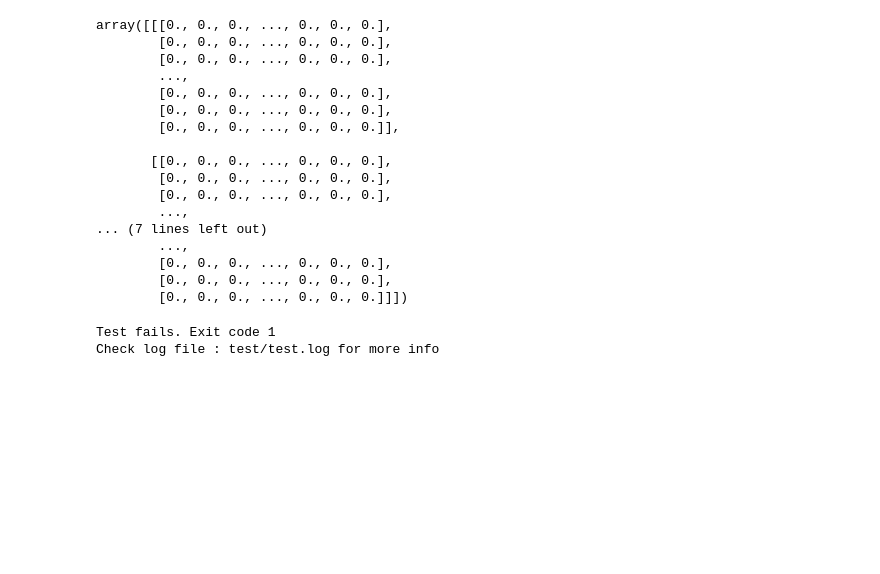
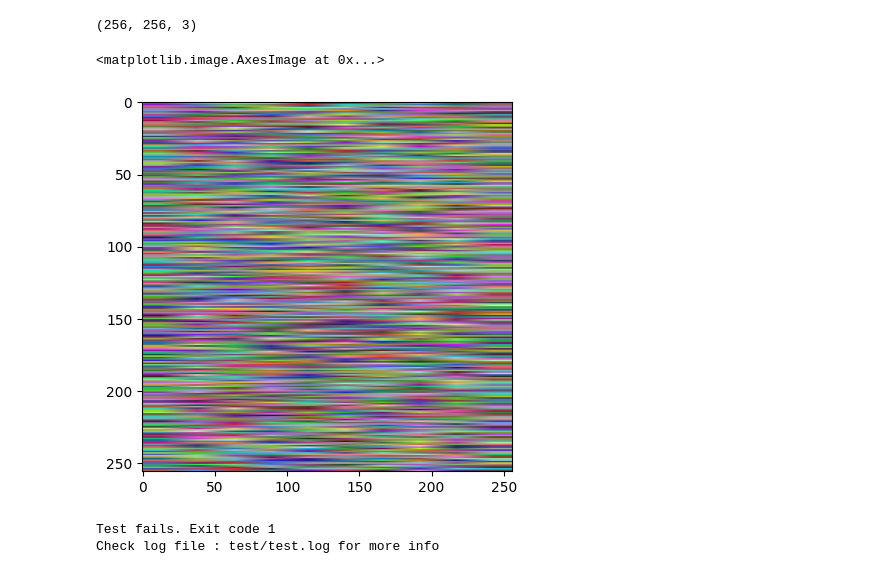
Before and after one commit to sacha-renault/DataPipeline, a Jupyter notebook: test.ipynb, the cells around one changed output. Cells and saved outputs as stored; diff of their text form; code cells hidden in the pictures; blank space fills up the shorter version.

```diff
--- a/test.ipynb
+++ b/test.ipynb
@@ -1,46 +1,32 @@
 # %%
 from src.dl_data_pipeline.validator import TypeValidator, ShapeValidator, MinMaxValidator, MeanVarValidator
 from src.dl_data_pipeline.pipeline.pipe_node import PipeNode
 from src.dl_data_pipeline.pipeline.data_pipeline import Pipeline
 from src.dl_data_pipeline import deferred_execution
 from src.dl_data_pipeline.process_functions import (any_process, process_2d)
 import numpy as np
 
 @deferred_execution
-def mul(a, b, c):
-    return a*b + c
+def print_infos(x):
+    print(x.shape)
+    return x
 
 input1 = PipeNode(name = "Input1")
-input2 = PipeNode(name = "Input2")
-x = any_process.rescale(input1, -1, 1)
-x = process_2d.resize_with_max_distortion(x, (256, 256), 5)
+x = any_process.rescale(input1, 0, 1)
+x = process_2d.resize_with_max_distortion(x, (256, 256), 0.5)
+x = print_infos(x)
 x = process_2d.padding_2d(x, (256, 256), 0)
-x = process_2d.image_hwc_to_chw(x)
-out1 = mul(x, input2, 0)
 
-pipe = Pipeline([input1, input2], out1)
+pipe = Pipeline([input1], x)
 pipe.add_validator(TypeValidator(np.ndarray), 0)
-pipe.add_validator(ShapeValidator((3, 256, 256)), 0)
+pipe.add_validator(ShapeValidator((256, 256, 3)), 0)
 
-pipe(np.random.rand(25,25,3), 5)
+import matplotlib.pyplot as plt
+plt.imshow(pipe(np.random.rand(1920, 1080, 3)))
 # %% [output]
-array([[[0., 0., 0., ..., 0., 0., 0.],
-        [0., 0., 0., ..., 0., 0., 0.],
-        [0., 0., 0., ..., 0., 0., 0.],
-        ...,
-        [0., 0., 0., ..., 0., 0., 0.],
-        [0., 0., 0., ..., 0., 0., 0.],
-        [0., 0., 0., ..., 0., 0., 0.]],
-
-       [[0., 0., 0., ..., 0., 0., 0.],
-        [0., 0., 0., ..., 0., 0., 0.],
-        [0., 0., 0., ..., 0., 0., 0.],
-        ...,
-... (7 lines left out)
-        ...,
-        [0., 0., 0., ..., 0., 0., 0.],
-        [0., 0., 0., ..., 0., 0., 0.],
-        [0., 0., 0., ..., 0., 0., 0.]]])
+(256, 256, 3)
+<matplotlib.image.AxesImage at 0x...>
+[figure, added]
 # %%
 import subprocess
 import os
```
